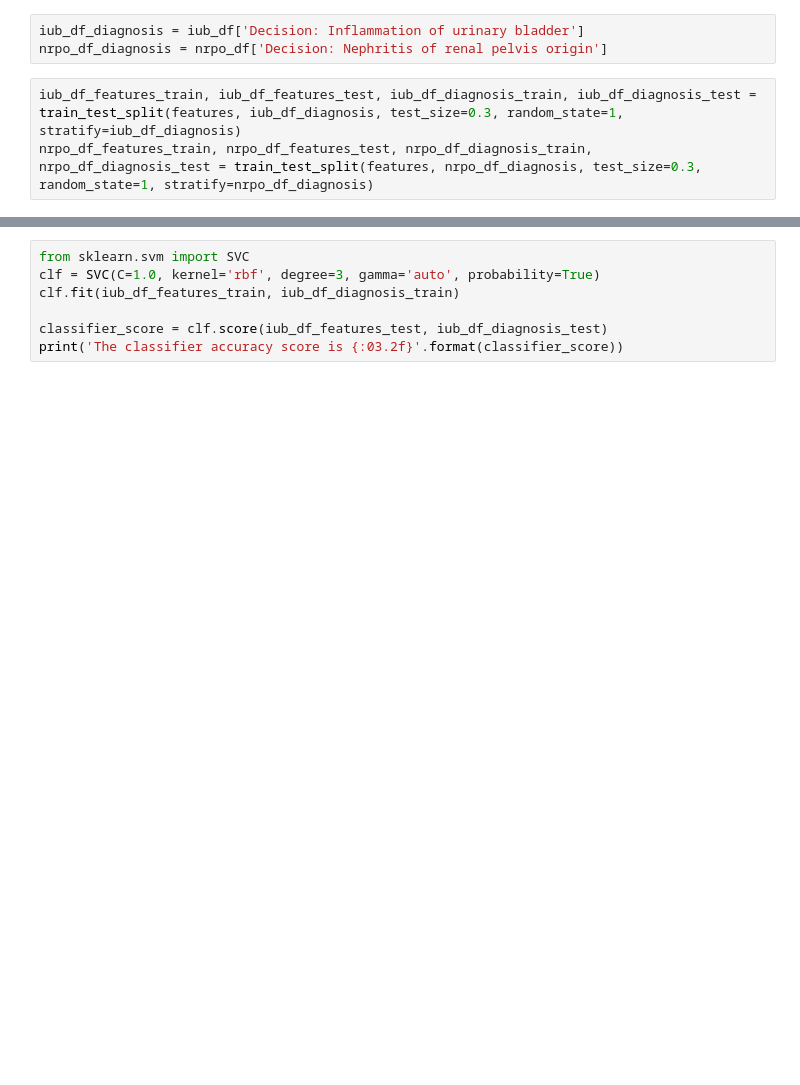
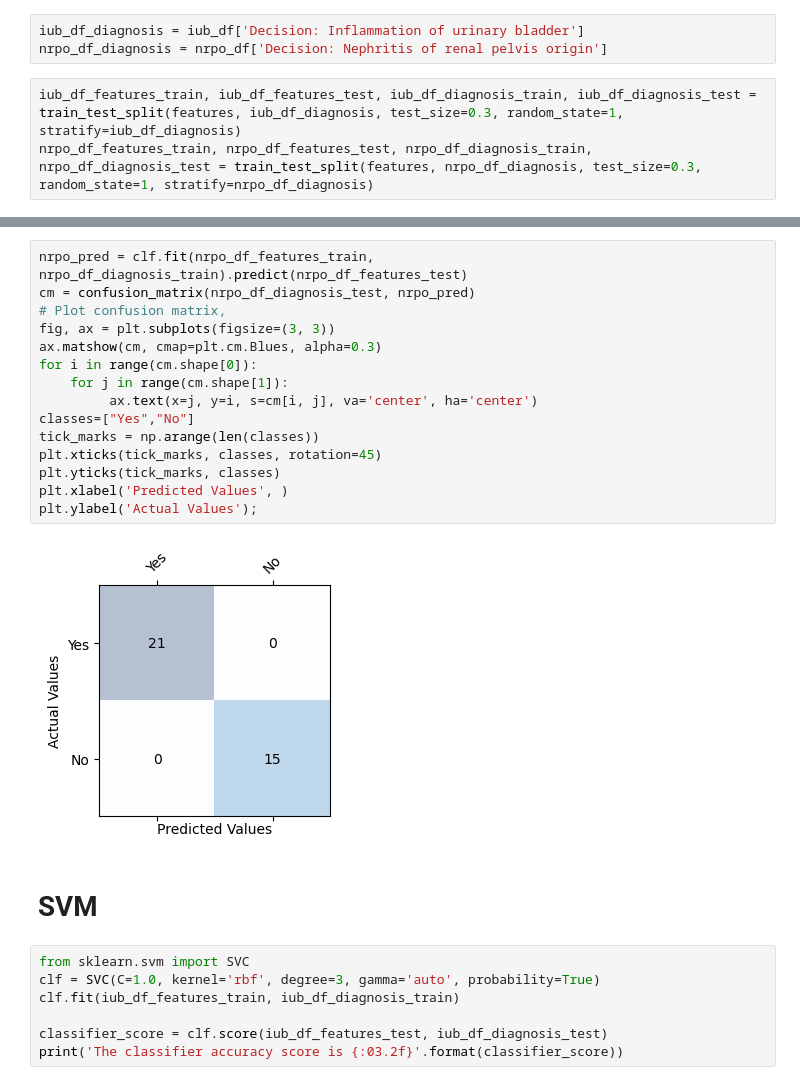
Before and after one commit to shawnhuyiwen/MLAssignment1, a Jupyter notebook: Assignment1.ipynb, the cells around one changed output, grey strips where cells are left out. Drawn from its saved outputs; the diff is of its cells as text; blank space fills up the shorter version.

```diff
--- a/Assignment1.ipynb
+++ b/Assignment1.ipynb
@@ -43,3 +66,22 @@ nrpo_df_features_train, nrpo_df_features_test, nrpo_df_diagnosis_train, nrpo_df_
+# %%
+nrpo_pred = clf.fit(nrpo_df_features_train, nrpo_df_diagnosis_train).predict(nrpo_df_features_test)
+cm = confusion_matrix(nrpo_df_diagnosis_test, nrpo_pred)
+# Plot confusion matrix,
+fig, ax = plt.subplots(figsize=(3, 3))
+ax.matshow(cm, cmap=plt.cm.Blues, alpha=0.3)
+for i in range(cm.shape[0]):
+    for j in range(cm.shape[1]):
+         ax.text(x=j, y=i, s=cm[i, j], va='center', ha='center')
+classes=["Yes","No"]
+tick_marks = np.arange(len(classes))
+plt.xticks(tick_marks, classes, rotation=45)
+plt.yticks(tick_marks, classes)
+plt.xlabel('Predicted Values', )
+plt.ylabel('Actual Values');
+# %% [output]
+[figure, added]
+# %% [markdown]
+# SVM
 # %%
 from sklearn.svm import SVC
 clf = SVC(C=1.0, kernel='rbf', degree=3, gamma='auto', probability=True)
```
Also changed, not shown: parts of 5 cells of this notebook.
